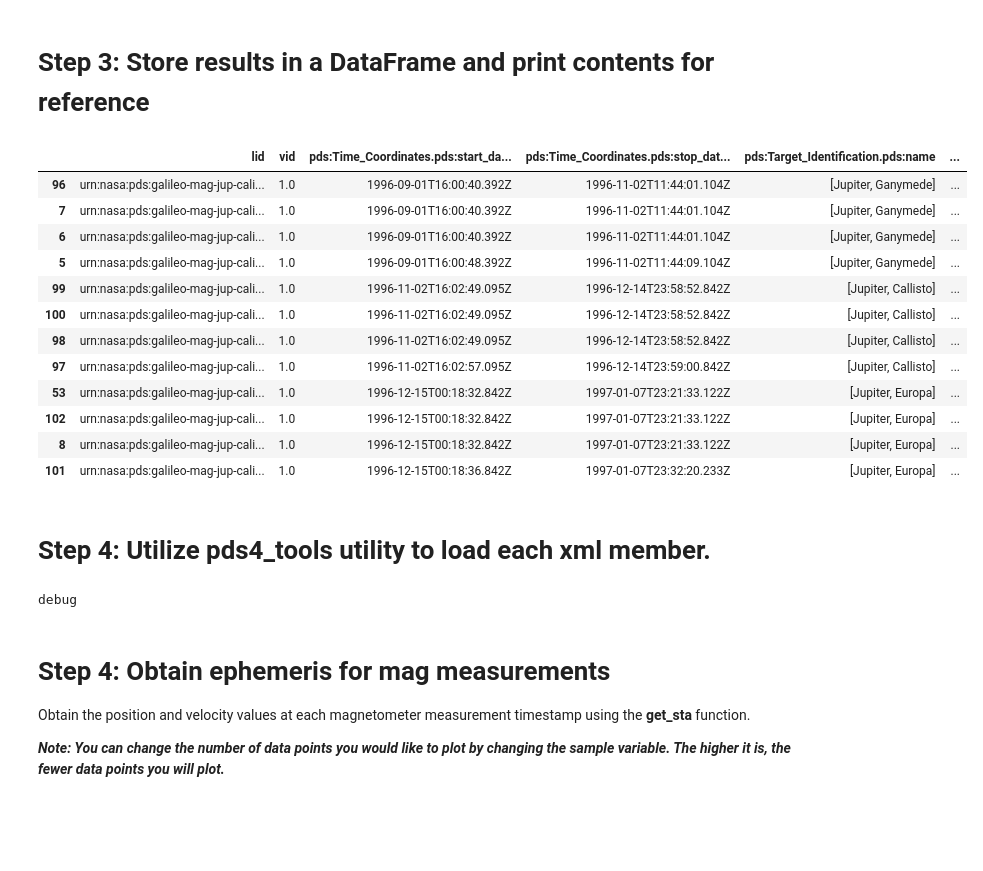
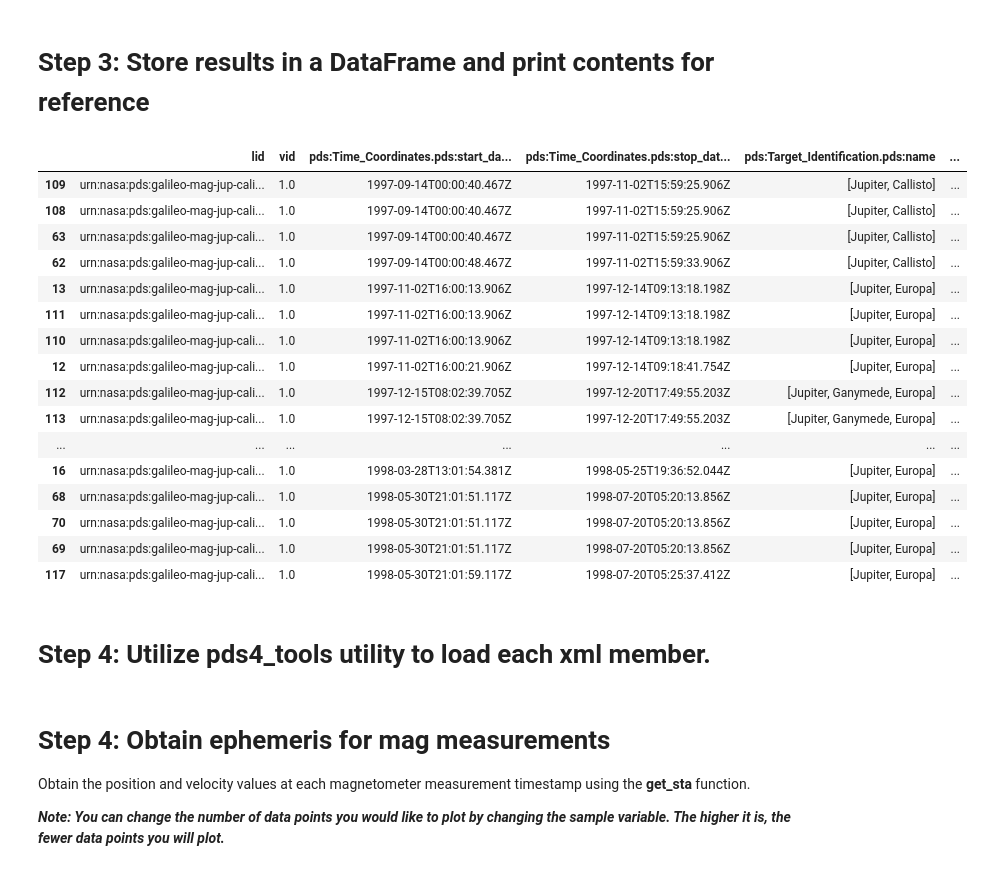
Before and after one commit to NASA-PDS/search-api-notebook, a Jupyter notebook: notebooks/lro/GLL_MagPlot.ipynb, the cells around one changed output. Drawn from its saved outputs; the diff is of its cells as text; code cells hidden in the pictures; blank space fills up the shorter version.

```diff
--- a/notebooks/lro/GLL_MagPlot.ipynb
+++ b/notebooks/lro/GLL_MagPlot.ipynb
@@ -110,39 +111,43 @@ response = requests.get(
 # %%
 products_csv_stream = io.StringIO(response.content.decode('utf-8'))
 products_df_tot = pd.read_csv(products_csv_stream)
 
 # change columns order
 products_df_tot = products_df_tot[fields]
 products_df_tot.sort_values(by = 'pds:Time_Coordinates.pds:start_date_time',inplace = True)
 
 #User specified time range
-start_time = pd.to_datetime('1996-07-19T11:00:00Z')
-end_time = pd.to_datetime('1997-01-19T15:00:00Z')
+start_time = pd.to_datetime('1997-07-19T11:00:00Z')
+end_time = pd.to_datetime('1998-07-19T15:00:00Z')
 
 # Filter the DataFrame within the time range
 t_str = 'pds:Time_Coordinates.pds:start_date_time'
 products_df = products_df_tot[(pd.to_datetime(products_df_tot[t_str]) >= start_time) & (pd.to_datetime(products_df_tot[t_str]) <= end_time)]
 
 display(products_df[["lid",
     "vid",
     "pds:Time_Coordinates.pds:start_date_time",
     "pds:Time_Coordinates.pds:stop_date_time",
     "pds:Target_Identification.pds:name",
     "ops:Label_File_Info.ops:file_ref"]])
 # %% [output]
 |  | lid | vid | pds:Time_Coordinates.pds:start_da... | pds:Time_Coordinates.pds:stop_dat... | pds:Target_Identification.pds:name | ... |
-| 96 | urn:nasa:pds:galileo-mag-jup-cali... | 1.0 | 1996-09-01T16:00:40.392Z | 1996-11-02T11:44:01.104Z | [Jupiter, Ganymede] | ... |
-| 7 | urn:nasa:pds:galileo-mag-jup-cali... | 1.0 | 1996-09-01T16:00:40.392Z | 1996-11-02T11:44:01.104Z | [Jupiter, Ganymede] | ... |
-| 6 | urn:nasa:pds:galileo-mag-jup-cali... | 1.0 | 1996-09-01T16:00:40.392Z | 1996-11-02T11:44:01.104Z | [Jupiter, Ganymede] | ... |
-| 5 | urn:nasa:pds:galileo-mag-jup-cali... | 1.0 | 1996-09-01T16:00:48.392Z | 1996-11-02T11:44:09.104Z | [Jupiter, Ganymede] | ... |
-| 99 | urn:nasa:pds:galileo-mag-jup-cali... | 1.0 | 1996-11-02T16:02:49.095Z | 1996-12-14T23:58:52.842Z | [Jupiter, Callisto] | ... |
-| 100 | urn:nasa:pds:galileo-mag-jup-cali... | 1.0 | 1996-11-02T16:02:49.095Z | 1996-12-14T23:58:52.842Z | [Jupiter, Callisto] | ... |
-| 98 | urn:nasa:pds:galileo-mag-jup-cali... | 1.0 | 1996-11-02T16:02:49.095Z | 1996-12-14T23:58:52.842Z | [Jupiter, Callisto] | ... |
-| 97 | urn:nasa:pds:galileo-mag-jup-cali... | 1.0 | 1996-11-02T16:02:57.095Z | 1996-12-14T23:59:00.842Z | [Jupiter, Callisto] | ... |
-| 53 | urn:nasa:pds:galileo-mag-jup-cali... | 1.0 | 1996-12-15T00:18:32.842Z | 1997-01-07T23:21:33.122Z | [Jupiter, Europa] | ... |
-| 102 | urn:nasa:pds:galileo-mag-jup-cali... | 1.0 | 1996-12-15T00:18:32.842Z | 1997-01-07T23:21:33.122Z | [Jupiter, Europa] | ... |
-| 8 | urn:nasa:pds:galileo-mag-jup-cali... | 1.0 | 1996-12-15T00:18:32.842Z | 1997-01-07T23:21:33.122Z | [Jupiter, Europa] | ... |
-| 101 | urn:nasa:pds:galileo-mag-jup-cali... | 1.0 | 1996-12-15T00:18:36.842Z | 1997-01-07T23:32:20.233Z | [Jupiter, Europa] | ... |
+| 109 | urn:nasa:pds:galileo-mag-jup-cali... | 1.0 | 1997-09-14T00:00:40.467Z | 1997-11-02T15:59:25.906Z | [Jupiter, Callisto] | ... |
+| 108 | urn:nasa:pds:galileo-mag-jup-cali... | 1.0 | 1997-09-14T00:00:40.467Z | 1997-11-02T15:59:25.906Z | [Jupiter, Callisto] | ... |
+| 63 | urn:nasa:pds:galileo-mag-jup-cali... | 1.0 | 1997-09-14T00:00:40.467Z | 1997-11-02T15:59:25.906Z | [Jupiter, Callisto] | ... |
+| 62 | urn:nasa:pds:galileo-mag-jup-cali... | 1.0 | 1997-09-14T00:00:48.467Z | 1997-11-02T15:59:33.906Z | [Jupiter, Callisto] | ... |
+| 13 | urn:nasa:pds:galileo-mag-jup-cali... | 1.0 | 1997-11-02T16:00:13.906Z | 1997-12-14T09:13:18.198Z | [Jupiter, Europa] | ... |
+| 111 | urn:nasa:pds:galileo-mag-jup-cali... | 1.0 | 1997-11-02T16:00:13.906Z | 1997-12-14T09:13:18.198Z | [Jupiter, Europa] | ... |
+| 110 | urn:nasa:pds:galileo-mag-jup-cali... | 1.0 | 1997-11-02T16:00:13.906Z | 1997-12-14T09:13:18.198Z | [Jupiter, Europa] | ... |
+| 12 | urn:nasa:pds:galileo-mag-jup-cali... | 1.0 | 1997-11-02T16:00:21.906Z | 1997-12-14T09:18:41.754Z | [Jupiter, Europa] | ... |
+| 112 | urn:nasa:pds:galileo-mag-jup-cali... | 1.0 | 1997-12-15T08:02:39.705Z | 1997-12-20T17:49:55.203Z | [Jupiter, Ganymede, Europa] | ... |
+| 113 | urn:nasa:pds:galileo-mag-jup-cali... | 1.0 | 1997-12-15T08:02:39.705Z | 1997-12-20T17:49:55.203Z | [Jupiter, Ganymede, Europa] | ... |
+| ... | ... | ... | ... | ... | ... | ... |
+| 16 | urn:nasa:pds:galileo-mag-jup-cali... | 1.0 | 1998-03-28T13:01:54.381Z | 1998-05-25T19:36:52.044Z | [Jupiter, Europa] | ... |
+| 68 | urn:nasa:pds:galileo-mag-jup-cali... | 1.0 | 1998-05-30T21:01:51.117Z | 1998-07-20T05:20:13.856Z | [Jupiter, Europa] | ... |
+| 70 | urn:nasa:pds:galileo-mag-jup-cali... | 1.0 | 1998-05-30T21:01:51.117Z | 1998-07-20T05:20:13.856Z | [Jupiter, Europa] | ... |
+| 69 | urn:nasa:pds:galileo-mag-jup-cali... | 1.0 | 1998-05-30T21:01:51.117Z | 1998-07-20T05:20:13.856Z | [Jupiter, Europa] | ... |
+| 117 | urn:nasa:pds:galileo-mag-jup-cali... | 1.0 | 1998-05-30T21:01:59.117Z | 1998-07-20T05:25:37.412Z | [Jupiter, Europa] | ... |
 # %% [markdown]
 # Step 4: Utilize pds4_tools utility to load each xml member.
 # %%
@@ -150,14 +155,15 @@ col_name_str = products_df_tot['pds:Field_Character.pds:name'][0]
 col_name = [item.strip() for item in col_name_str[1:-1].split(',')]
 
 xml_urls = [xml_url for xml_url in products_df['ops:Label_File_Info.ops:file_ref'] if 'IRC' in xml_url]
+layer_names = [xml_url[85:] for xml_url in xml_urls]
 
 combined_data = None
-for xml_url in xml_urls:
+data_dict = {}
+for ind,xml_url in enumerate(xml_urls):
     prod_struct = pds4_tools.read(xml_url, quiet = True)
     data_grab = np.array(prod_struct[0]['SAMPLE TIME', 'B-FIELD MAGNITUDE'])
     combined_data = data_grab if combined_data is None else np.concatenate((combined_data, data_grab))
+    data_dict[ind] = data_grab
-# %% [output]
-debug
 # %% [markdown]
 # Step 4: Obtain ephemeris for mag measurements
 
```
Also changed, not shown: parts of 5 cells of this notebook.
